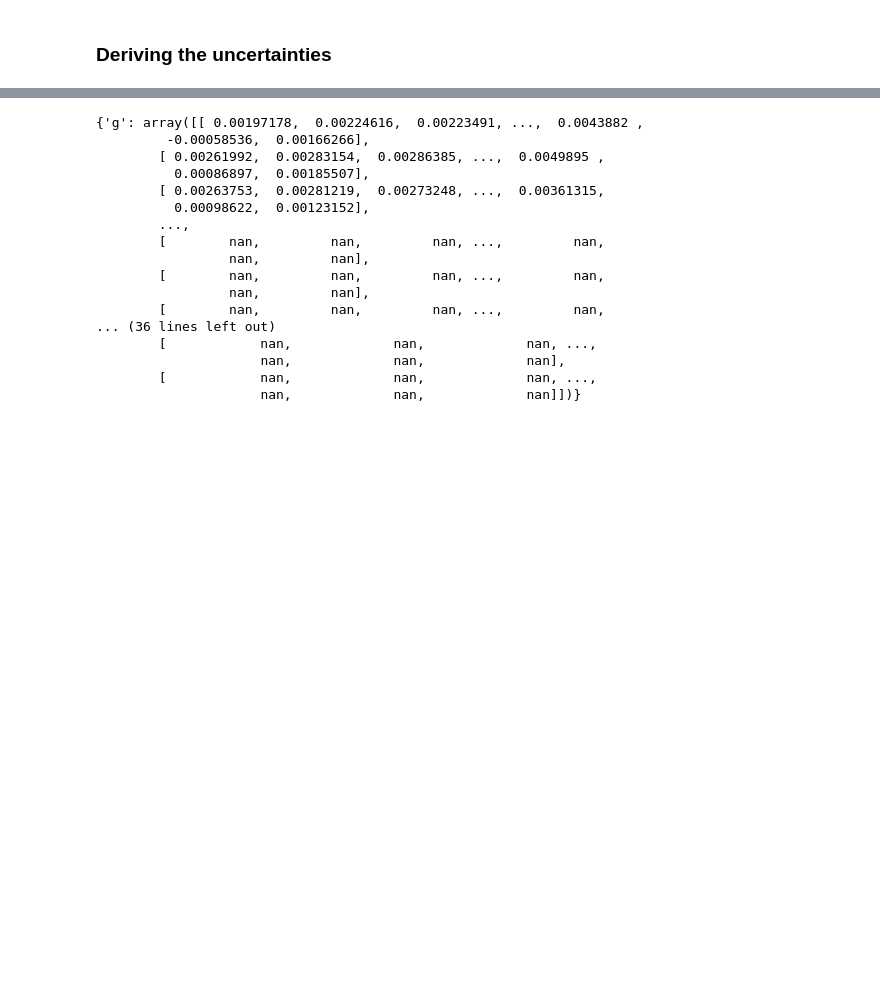
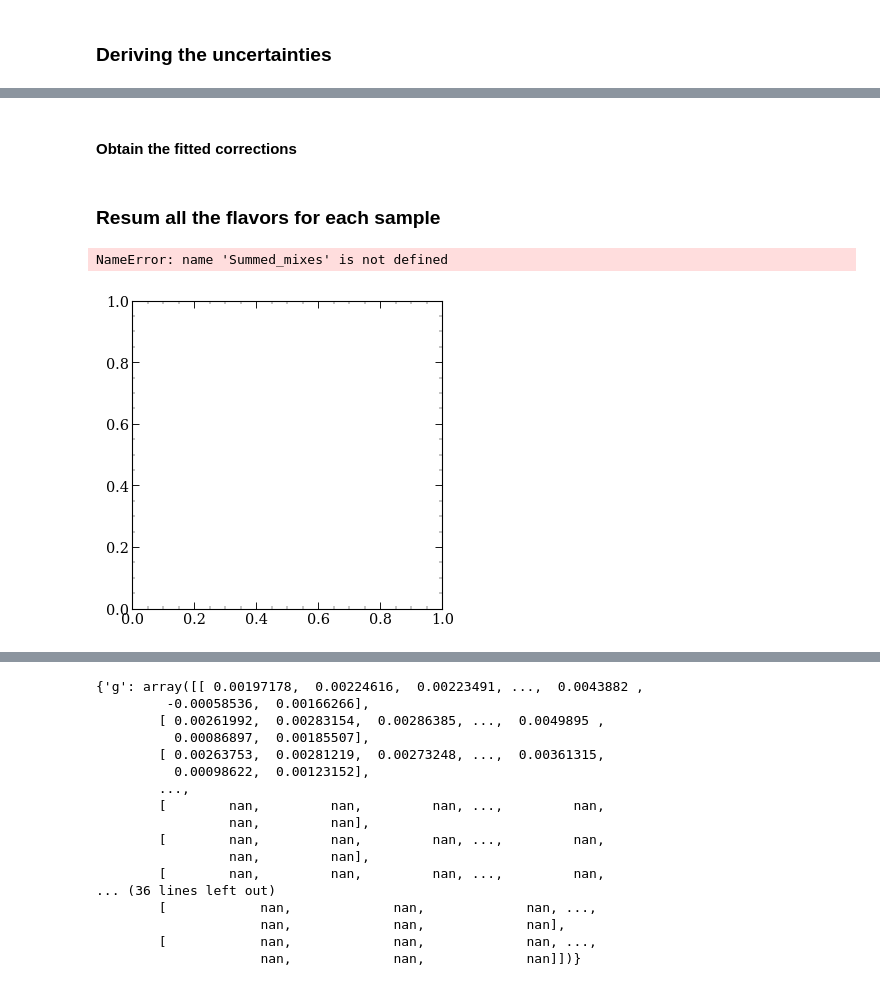
Before and after one commit to dsidirop1/JMECoffea, a Jupyter notebook: plotters/Flavor_fraction.ipynb, the cells around one changed output, grey strips where cells are left out. Cells and saved outputs as stored; diff of their text form; code cells hidden in the pictures; blank space fills up the shorter version.

```diff
--- a/plotters/Flavor_fraction.ipynb
+++ b/plotters/Flavor_fraction.ipynb
@@ -36,6 +43,8 @@ def get_output(add_tag):
     return output
 # %%
 def get_file_dict(add_tag):
+    ''' Load a text file with cross sections and file names as a dictionary `file_dict`.
+    '''
     if "_QCD-MG" in add_tag:
         if add_tag=='_DY-MG-Her':
             dataset_list_file = '../fileNames/QCD_Herwig_20UL18/xsecs_QCD_Herwig_corrected.txt'
@@ -261,0 +330,22 @@ Took unmatched
+# %% [markdown]
+#### Obtain the fitted corrections
+# %%
+# flavors = ['g', 'c', 'b', 'q', 'unmatched']
+from coffea.lookup_tools import extractor
+corr_loc_Sum20_Py = ["* * ../Summer20UL18_V2_MC/Summer20UL18_V2_MC_L5Flavor_AK4PFchs_MG-Py.txt"]
+corr_loc_Sum20_Her = ["* * ../Summer20UL18_V2_MC/Summer20UL18_V2_MC_L5Flavor_AK4PFchs_MG-Her.txt"]
+
+ext = extractor()
+ext.add_weight_sets(corr_loc_Sum20_Py+corr_loc_Sum20_Her)
+ext.finalize()
+evaluator = ext.make_evaluator()
+# %% [markdown]
+### Resum all the flavors for each sample
+# %%
+def get_ratio(a, b, divide=True):
+    '''To obtain the JEC uncertainty instead of dividing Herwig by Python, the samples are subtracted'''
+    if divide:
+        return(a/b)
+    else:
+        return(a-b)
+divideHerPy = True
@@ -261,0 +431,42 @@ Took unmatched
+# %%
+# all_corr = read_corrections('_QCD-MG-Her', 'all') - read_corrections('_QCD-MG-Her', 'all')
+fig, ax = plt.subplots()
+ax.plot(xvals, Summed_mixes['DY'][0], label='sum of each flavor', markersize=0)
+# ax.plot(xvals, res2, label='sum of each flavor, fit', markersize=0)
+ax.plot(xvals, Summed_mixes['DY'][1], label='sum of each flavor, fit 2', markersize=0, linewidth=2.5)
+# ax.plot(xvals, Summed_mixes['DY'][2], label='sum of each flavor, fit 2', markersize=0)
+for flav in flavors[:4]:
+    mc = next(ax._get_lines.prop_cycler)
+    ax.plot(xvals, All_flavorfits['DY'][flav], label=flav, markersize=0, **mc)
+    ax.plot(xvals, All_flavor['DY'][flav], markersize=1, **mc)
+
+
+
+# ax.plot(xvals, poly4(xvals, *Efracfit_Her[flavors[0]][0]), markersize=0)
+# ax.plot(xvals, fract_Her, markersize=0)
+# ax.plot(xvals, poly4(xvals, *Efracfit_Py[flavors[3]][0]), markersize=0)
+# ax.plot(xvals, fract_Py, markersize=0)
+
+# ax.plot(xvals, res_all, label='fit to all', markersize=0)
+ax.errorbar(ptbins_c, Summed_mixes['DY'][5], yerr=Summed_mixes['DY'][7], label='all', linestyle='none')
+# ax.plot(xvals, evaluator[f'Summer20UL18_V2_MC_L5Flavor_AK4PFchs_MG-Her_{flavors[0]}J'](etavals, xvals) - evaluator[f'Summer20UL18_V2_MC_L5Flavor_AK4PFchs_MG-Py_{flavors[0]}J'](etavals, xvals), markersize=0 )
+# ax.plot(ptbins_c,np.abs(Rttbar) - np.abs(Rref))[:,0])
+# ax.plot(ptbins_c,(np.abs(Rdijet) - np.abs(Rref))[:,0])
+# inverse = False
+ax.legend()
+ax.set_xlim(15,1000)
+# ax.set_ylim(0.987-0.0005,1.025+0.0005)
+ax.set_ylim(0.007-0.0005,1.4+0.0005)
+ax.set_xscale('log')
+
+xlabel = r'$p_{T}$ (GeV)'
+ax.set_xlabel(xlabel);
+ylab_pre = 'Her7/Py8'
+ylabel = r' (correction)' if inverse else r' (median response)'
+ax.set_ylabel(ylab_pre+ylabel);
+ax.set_xticks([10, 20, 50, 100, 500, 1000, 5000])
+ax.get_xaxis().set_major_formatter(mpl.ticker.ScalarFormatter())
+1;
+# %% [output]
+NameError: name 'Summed_mixes' is not defined
+[figure, added]
```
Also changed, not shown: parts of 54 cells of this notebook, 9 other files.
